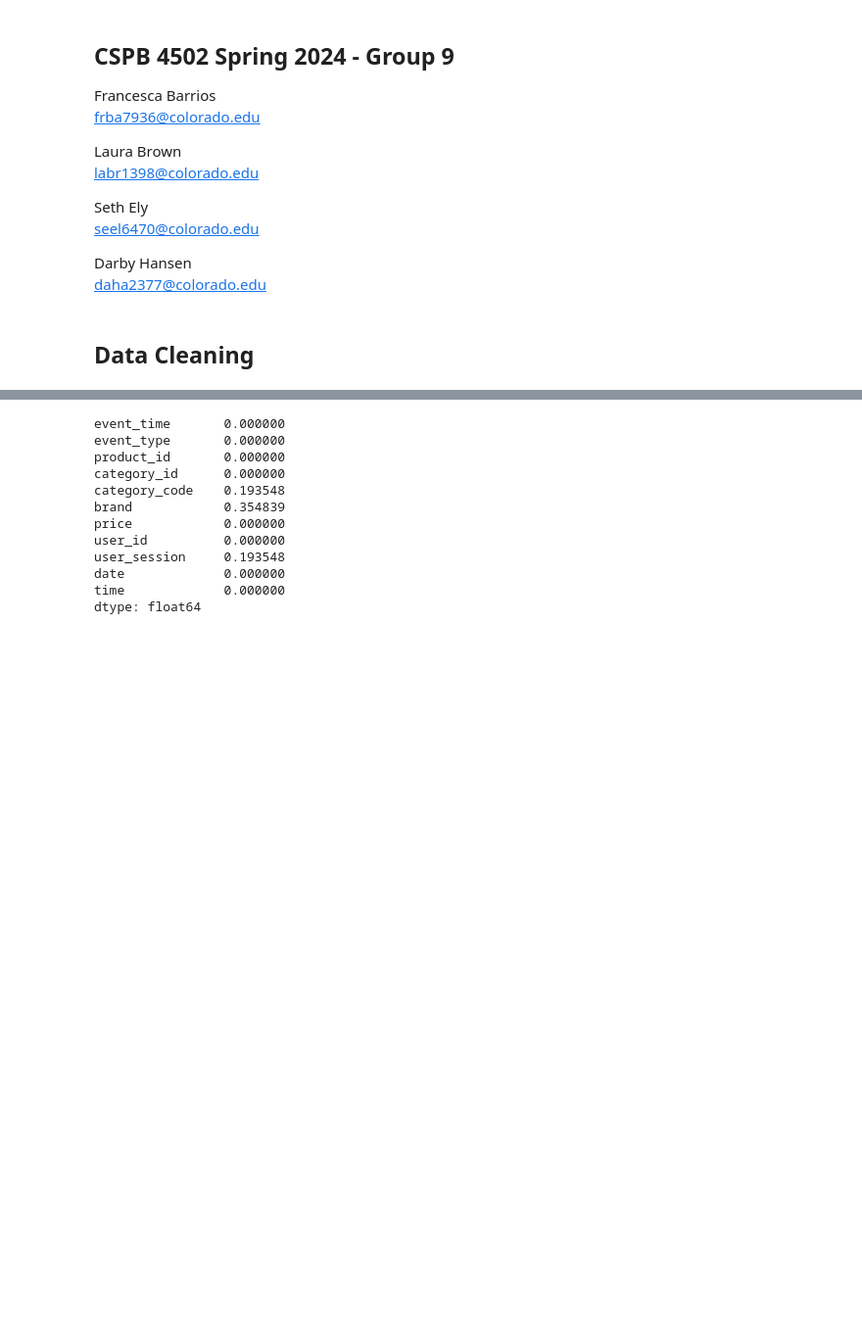
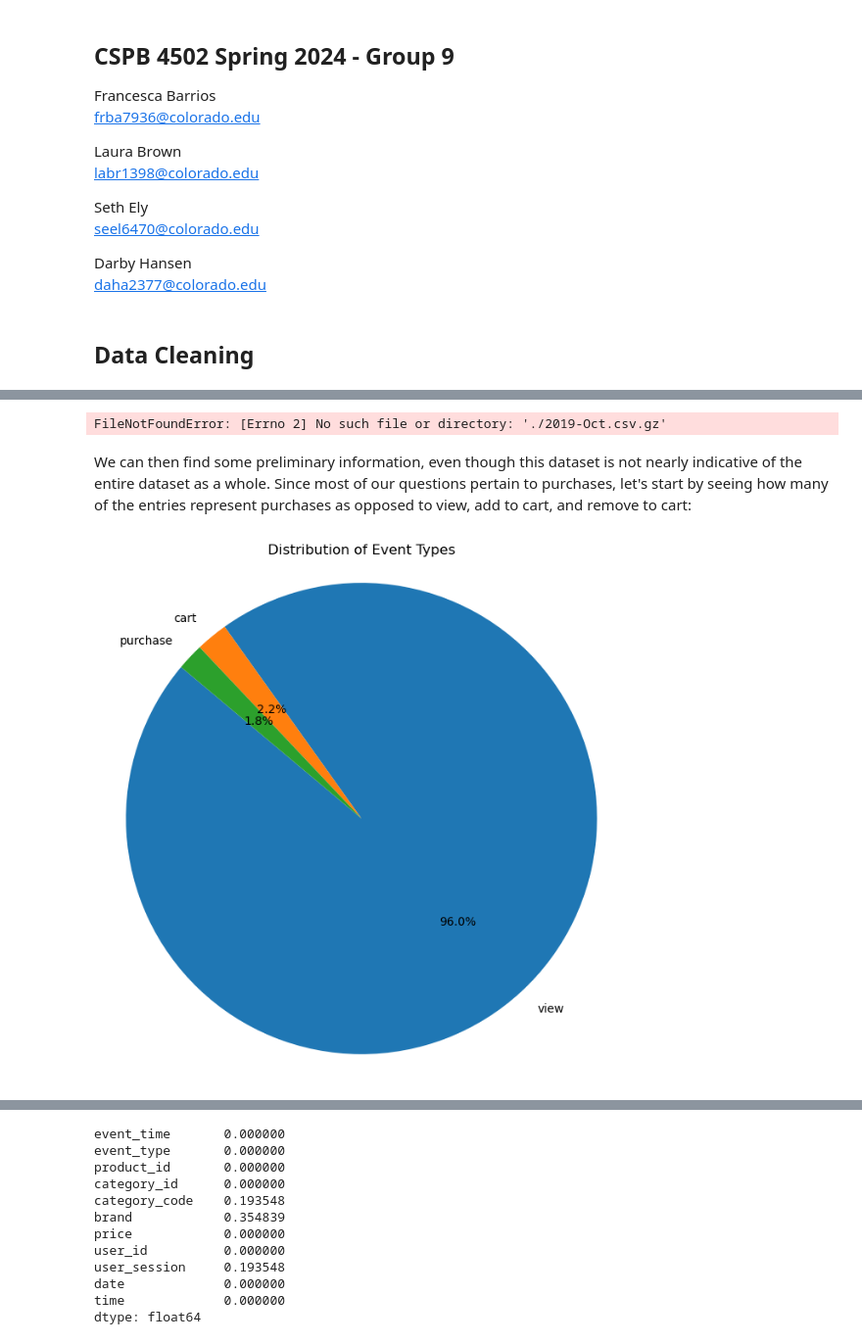
Before and after one commit to seel6470/CSPB-4502-Group-9-Project, a Jupyter notebook: Project Code.ipynb, the cells around one changed output, grey strips where cells are left out. Shown: that part at 98% size. Saved outputs shown, nothing was run; the diff lists cells and outputs as text; code cells hidden in the pictures; blank space fills up the shorter version.

Commit message:
committing data cleaning using a sample file

```diff
--- a/Project Code.ipynb
+++ b/Project Code.ipynb
@@ -74,0 +23,28 @@ df.head()
+# %%
+import pandas as pd
+import gzip
+
+# Read gzip-compressed CSV file directly and sample 250,000 rows
+df = pd.read_csv('./2019-Oct.csv.gz', compression='gzip').sample(n=250000)
+
+# Write sampled data to a new CSV file
+df.to_csv('./sample.csv', index=False)
+# %% [output]
+FileNotFoundError: [Errno 2] No such file or directory: './2019-Oct.csv.gz'
+# %% [markdown]
+We can then find some preliminary information, even though this dataset is not nearly indicative of the entire dataset as a whole. Since most of our questions pertain to purchases, let's start by seeing how many of the entries represent purchases as opposed to view, add to cart, and remove to cart:
+# %%
+df = pd.read_csv("./sample.csv")
+
+# counts for each value in event_type
+event_counts = df['event_type'].value_counts()
+
+
+plt.figure(figsize=(8, 8))
+plt.pie(event_counts, labels=event_counts.index, autopct='%1.1f%%', startangle=140)
+plt.title('Distribution of Event Types')
+plt.axis('equal')  # Equal aspect ratio ensures that pie is drawn as a circle.
+
+plt.show()
+# %% [output]
+[figure, added]
```
Also changed, not shown: parts of 16 cells of this notebook, 1 other file.
